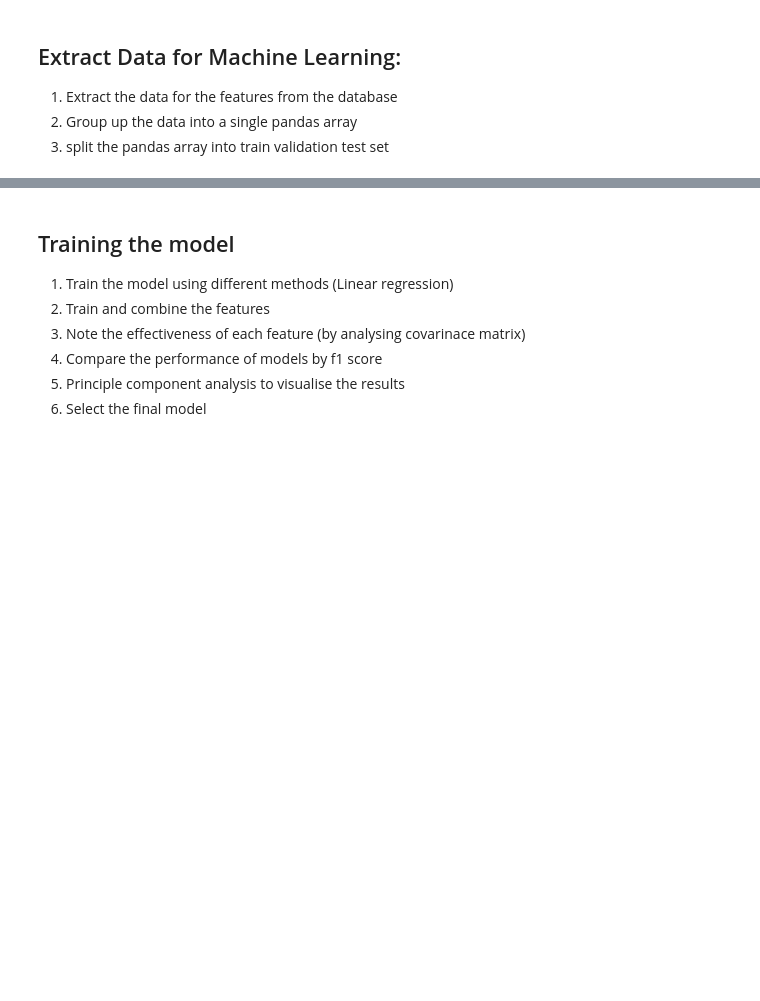
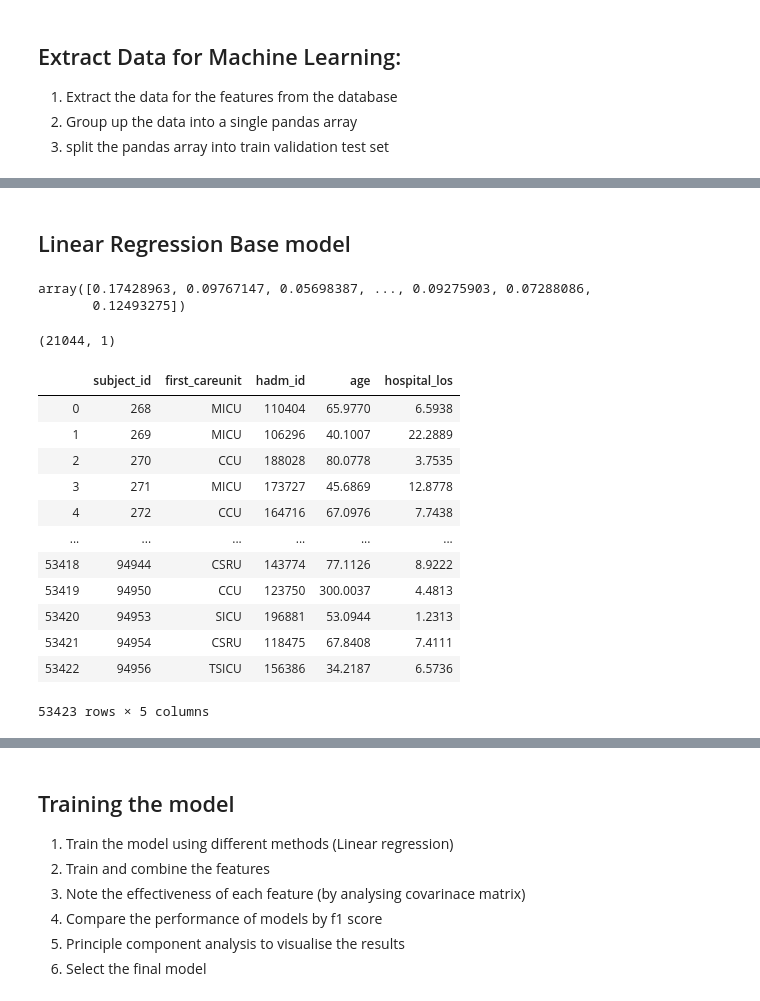
Before and after one commit to llhtoby/MIMIC-III-ML, a Jupyter notebook: Workspace/ML_Testing.ipynb, the cells around one changed output, grey strips where cells are left out. Drawn from its saved outputs; the diff is of its cells as text; code cells hidden in the pictures; blank space fills up the shorter version.

Commit message:
added base Regression model

```diff
--- a/Workspace/ML_Testing.ipynb
+++ b/Workspace/ML_Testing.ipynb
@@ -145,0 +135,2 @@ KeyError: 'LEVEL2'
+# %% [markdown]
+## Linear Regression Base model
@@ -145,0 +141,61 @@ KeyError: 'LEVEL2'
+# %%
+df_train, df_test = train_test_split(patients_data,
+                                     train_size = 0.7,
+                                     test_size = 0.3,
+                                     random_state = 100)
+
+numeric_vars = ['hospital_los','admission_age','los_icu']
+
+x_train = df_train[numeric_vars]
+y_train = df_train['hospital_expire_flag']
+
+x_test = df_test[numeric_vars]
+y_test = df_test['hospital_expire_flag']
+
+
+lm = LinearRegression()
+lm.fit(x_train, y_train)
+lm.score(x_test,y_test)
+
+prediction=lm.predict(x_test)
+
+output
+# %% [output]
+array([0.17428963, 0.09767147, 0.05698387, ..., 0.09275903, 0.07288086,
+       0.12493275])
+# %%
+y= y_train.to_numpy().reshape(-1,1)
+
+y.shape
+# %% [output]
+(21044, 1)
+# %%
+#Length of Stay
+query = \
+"""
+SELECT p.subject_id, i.first_careunit, i.hadm_id,
+round((EXTRACT(EPOCH FROM (a.admittime-p.dob))/60/60/24/365.242) :: NUMERIC, 4) as age,
+round((EXTRACT(EPOCH FROM (a.dischtime-a.admittime))/60/60/24) :: NUMERIC, 4) as hospital_los
+FROM mimiciii.patients p
+INNER JOIN mimiciii.icustays i ON p.subject_id = i.subject_id
+INNER JOIN mimiciii.admissions a ON a.hadm_id = i.hadm_id
+WHERE round((EXTRACT(EPOCH FROM (a.admittime-p.dob))/60/60/24/365.242) :: NUMERIC, 4) >= 16;
+"""
+
+length_of_stay = pd.read_sql_query(query,con)
+# %%
+length_of_stay
+# %% [output]
+|  | subject_id | first_careunit | hadm_id | age | hospital_los |
+| 0 | 268 | MICU | 110404 | 65.9770 | 6.5938 |
+| 1 | 269 | MICU | 106296 | 40.1007 | 22.2889 |
+| 2 | 270 | CCU | 188028 | 80.0778 | 3.7535 |
+| 3 | 271 | MICU | 173727 | 45.6869 | 12.8778 |
+| 4 | 272 | CCU | 164716 | 67.0976 | 7.7438 |
+| ... | ... | ... | ... | ... | ... |
+| 53418 | 94944 | CSRU | 143774 | 77.1126 | 8.9222 |
+| 53419 | 94950 | CCU | 123750 | 300.0037 | 4.4813 |
+| 53420 | 94953 | SICU | 196881 | 53.0944 | 1.2313 |
+| 53421 | 94954 | CSRU | 118475 | 67.8408 | 7.4111 |
+| 53422 | 94956 | TSICU | 156386 | 34.2187 | 6.5736 |
+53423 rows × 5 columns
```
Also changed, not shown: parts of 13 cells of this notebook, 1 other file.
